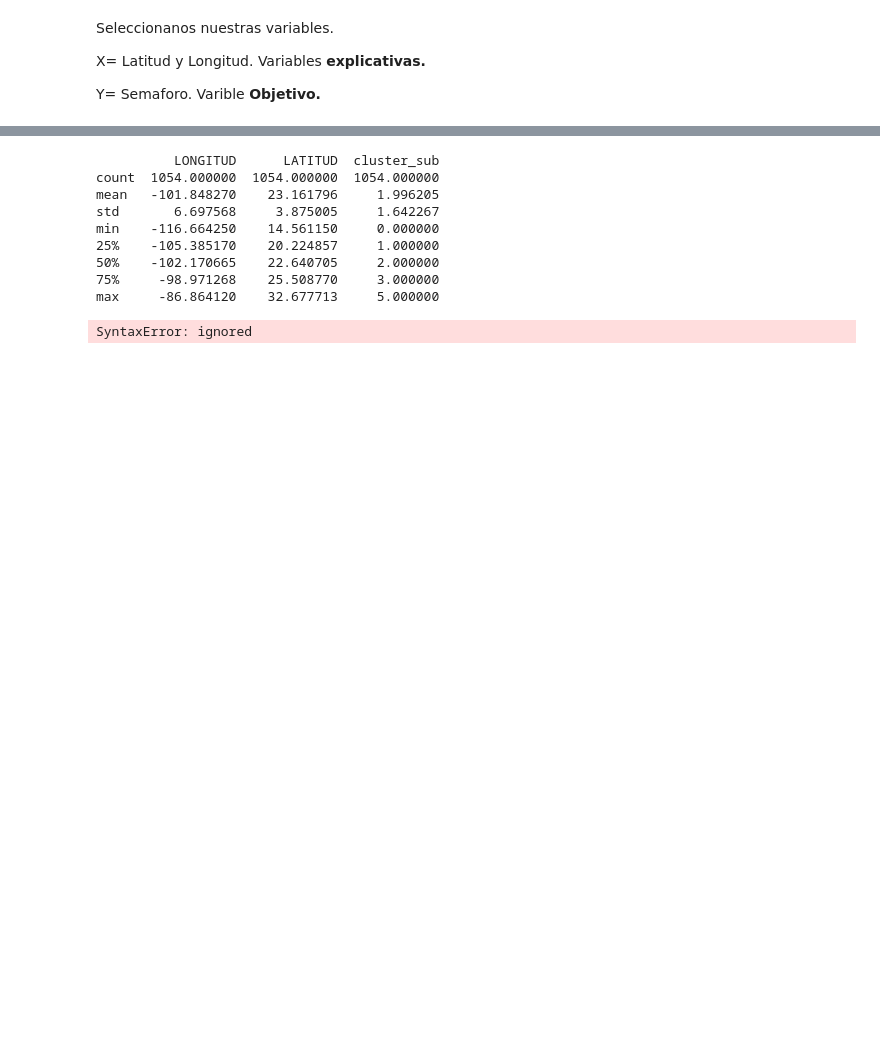
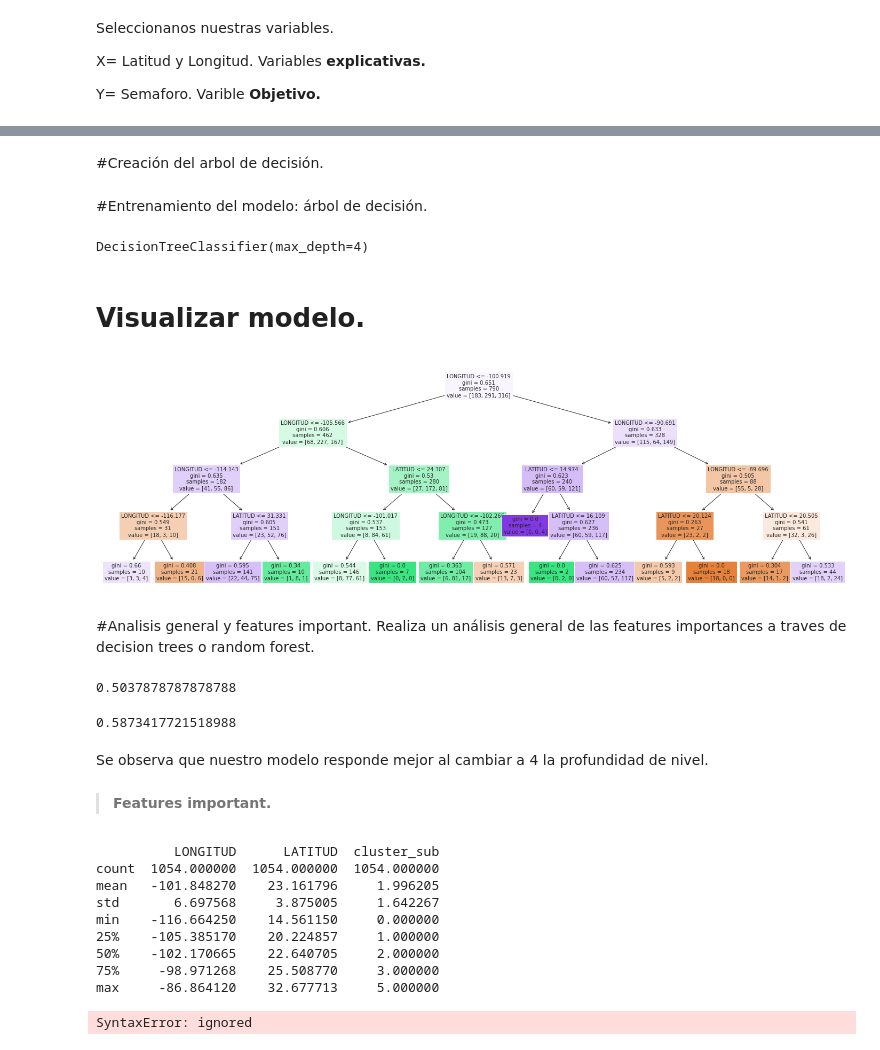
Before and after one commit to PosgradoMNA/actividades-del-proyecto-equipo_111, a Jupyter notebook: Reto_>_Entrega_2_>_Arbol_decision.ipynb, the cells around one changed output, grey strips where cells are left out. Saved outputs shown, nothing was run; the diff lists cells and outputs as text; code cells hidden in the pictures; blank space fills up the shorter version.

```diff
--- a/Reto_>_Entrega_2_>_Arbol_decision.ipynb
+++ b/Reto_>_Entrega_2_>_Arbol_decision.ipynb
@@ -606,0 +612,7 @@ Y= Semaforo. Varible **Objetivo.**
+# %%
+from sklearn.model_selection import train_test_split
+X_entrenamiento,X_test,y_entrenamiento,y_test = train_test_split(df4[['LATITUD','LONGITUD']] , df4.SEMAFORO )
+print('\nSet de entrenamiento:\n',X_entrenamiento)
+print('\nSet de prueba:\n',X_test)
+print('\nSet Objetivo de entrenamiento:\n',y_entrenamiento)
+print('\nSet Objetivo de prueba:\n',y_test)
@@ -607,2 +637,41 @@ Y= Semaforo. Varible **Objetivo.**
+# %% [markdown]
+#Creación del arbol de decisión.
+# %%
+from sklearn.tree import DecisionTreeClassifier
+#Creación del objeto arbol.
+arbol= DecisionTreeClassifier(max_depth=4)
+# %% [markdown]
+#Entrenamiento del modelo: árbol de decisión.
+# %%
+arbol.fit( X_entrenamiento , y_entrenamiento )
+# %% [output]
+DecisionTreeClassifier(max_depth=4)
+# %% [markdown]
+# Visualizar modelo.
+# %%
+from sklearn.tree import plot_tree
+import matplotlib.pyplot as plt
+
+plt.figure(figsize=(25,8))
+plot_tree(decision_tree=arbol , feature_names=X_entrenamiento.columns , filled=True, fontsize=10);
+# %% [output]
+[figure, added]
+# %% [markdown]
+#Analisis general y features important.
+Realiza un análisis general de las features importances a traves de decision trees o random forest.
+# %%
+#Se verifica el modelo entrenado con los valores de Test o prueba y se obtiene un 50% de certidumbre.
+arbol.score(X_test,y_test)
+# %% [output]
+0.5037878787878788
+# %%
+#Se valida con los mismo datos de entrenamiento.
+arbol.score(X_entrenamiento,y_entrenamiento)
+# %% [output]
+0.5873417721518988
+# %% [markdown]
+Se observa que nuestro modelo responde mejor al cambiar a 4 la profundidad de nivel.
+# %% [markdown]
+>**Features important.**
 # %%
 explicativas=df4.drop(columns='SEMAFORO')
```
Also changed, not shown: parts of 4 cells of this notebook.
